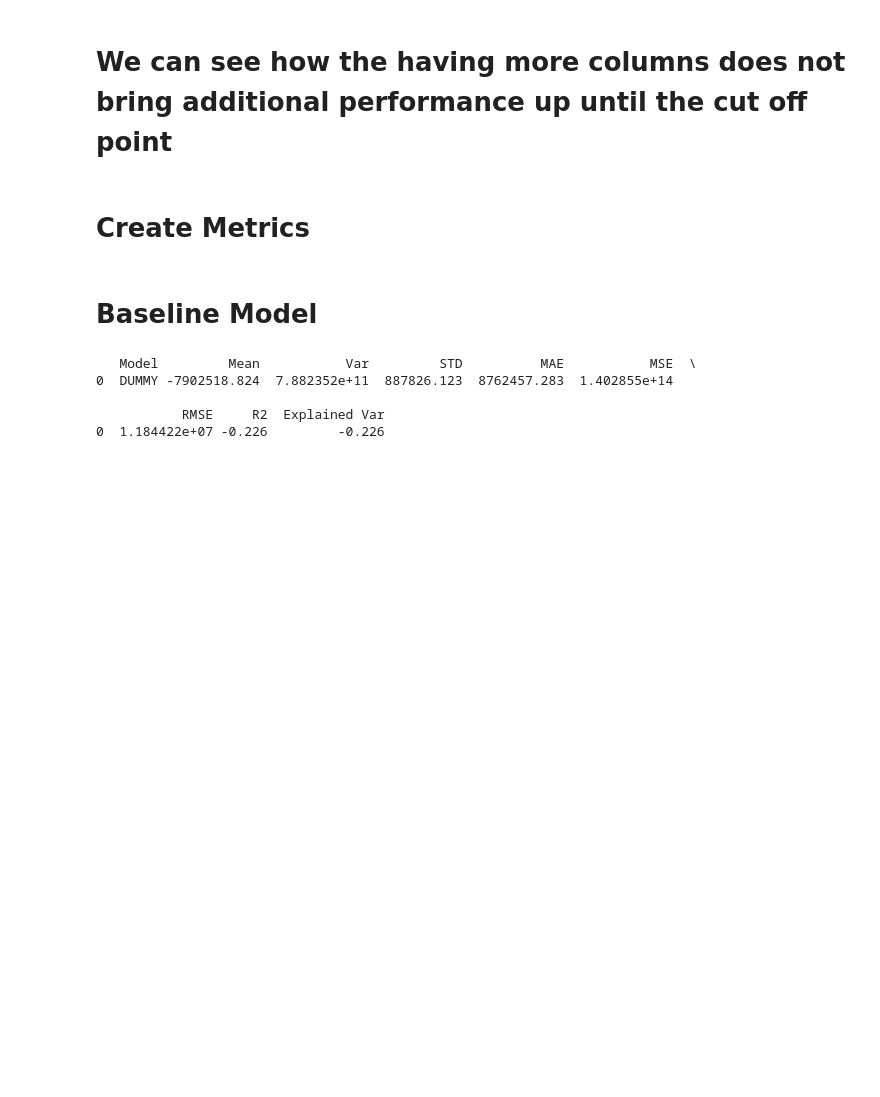
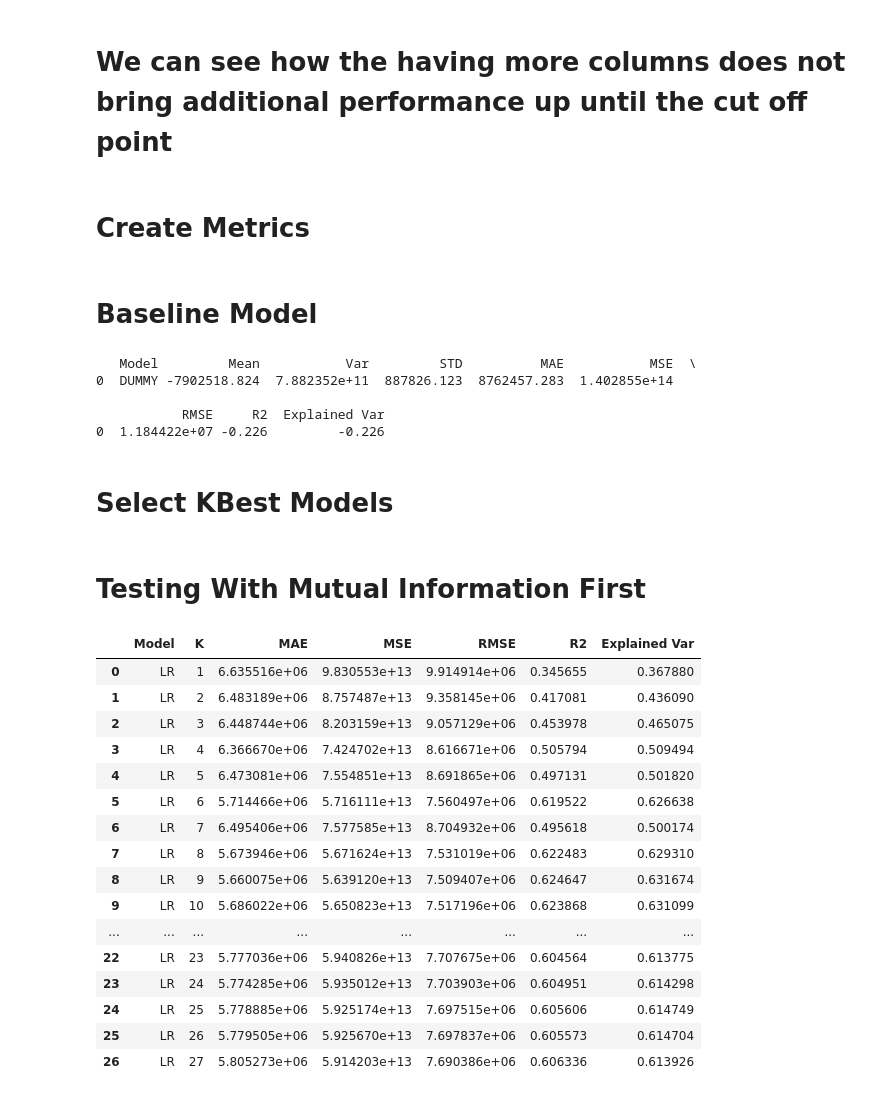
Before and after one commit to MaukanMir/NBA-Salary-Analysis, a Jupyter notebook: training.ipynb, the cells around one changed output. Saved outputs shown, nothing was run; the diff lists cells and outputs as text; code cells hidden in the pictures; blank space fills up the shorter version.

Commit message:
added new model results

```diff
--- a/training.ipynb
+++ b/training.ipynb
@@ -145,7 +145,7 @@ def test_selected_models(preprocessor, model_names, models, X, y, scoring_metric
 def test_kbest_columns(X, y, preprocessor, model, model_name, kbest):
 
   metric_tracker = []
-  X_train, X_test, y_train, y_test = train_test_split(X, y, test_size=0.33, stratify=y, random_state=42)
+  X_train, X_test, y_train, y_test = train_test_split(X, y, test_size=0.33, random_state=42)
   for k in range(1, X.shape[1]+1):
     metric = SelectKBest(score_func=kbest, k=k)
     pipeline = create_sklearn_pipeline(preprocessor, model, metric)
@@ -156,6 +156,7 @@ def test_kbest_columns(X, y, preprocessor, model, model_name, kbest):
 
     metric_tracker.append({
             "Model": model_name,
+            'K':k,
             "MAE": mae,
             "MSE": mse,
             "RMSE": rmse,
@@ -163,7 +164,7 @@ def test_kbest_columns(X, y, preprocessor, model, model_name, kbest):
             "Explained Var": exp
         })
 
-    return pd.DataFrame(metric_tracker)
+  return pd.DataFrame(metric_tracker)
 # %% [markdown]
 # NBA 2022-2023 Season
 
@@ -521,3 +522,30 @@ test_selected_models(preprocessor, model_names, models, X, y, MAE)
 
            RMSE     R2  Explained Var
 0  1.184422e+07 -0.226         -0.226
+# %% [markdown]
+# Select KBest Models
+# %% [markdown]
+# Testing With Mutual Information First
+# %%
+model_names = ["LR"]
+models = grab_selected_models(model_names)
+kbest = mutual_info_regression
+test_kbest_columns(X, y, preprocessor, models[0], model_names[0], kbest)
+# %% [output]
+|  | Model | K | MAE | MSE | RMSE | R2 | Explained Var |
+| 0 | LR | 1 | 6.635516e+06 | 9.830553e+13 | 9.914914e+06 | 0.345655 | 0.367880 |
+| 1 | LR | 2 | 6.483189e+06 | 8.757487e+13 | 9.358145e+06 | 0.417081 | 0.436090 |
+| 2 | LR | 3 | 6.448744e+06 | 8.203159e+13 | 9.057129e+06 | 0.453978 | 0.465075 |
+| 3 | LR | 4 | 6.366670e+06 | 7.424702e+13 | 8.616671e+06 | 0.505794 | 0.509494 |
+| 4 | LR | 5 | 6.473081e+06 | 7.554851e+13 | 8.691865e+06 | 0.497131 | 0.501820 |
+| 5 | LR | 6 | 5.714466e+06 | 5.716111e+13 | 7.560497e+06 | 0.619522 | 0.626638 |
+| 6 | LR | 7 | 6.495406e+06 | 7.577585e+13 | 8.704932e+06 | 0.495618 | 0.500174 |
+| 7 | LR | 8 | 5.673946e+06 | 5.671624e+13 | 7.531019e+06 | 0.622483 | 0.629310 |
+| 8 | LR | 9 | 5.660075e+06 | 5.639120e+13 | 7.509407e+06 | 0.624647 | 0.631674 |
+| 9 | LR | 10 | 5.686022e+06 | 5.650823e+13 | 7.517196e+06 | 0.623868 | 0.631099 |
+| ... | ... | ... | ... | ... | ... | ... | ... |
+| 22 | LR | 23 | 5.777036e+06 | 5.940826e+13 | 7.707675e+06 | 0.604564 | 0.613775 |
+| 23 | LR | 24 | 5.774285e+06 | 5.935012e+13 | 7.703903e+06 | 0.604951 | 0.614298 |
+| 24 | LR | 25 | 5.778885e+06 | 5.925174e+13 | 7.697515e+06 | 0.605606 | 0.614749 |
+| 25 | LR | 26 | 5.779505e+06 | 5.925670e+13 | 7.697837e+06 | 0.605573 | 0.614704 |
+| 26 | LR | 27 | 5.805273e+06 | 5.914203e+13 | 7.690386e+06 | 0.606336 | 0.613926 |
```
Also changed, not shown: parts of 1 cell of this notebook.
